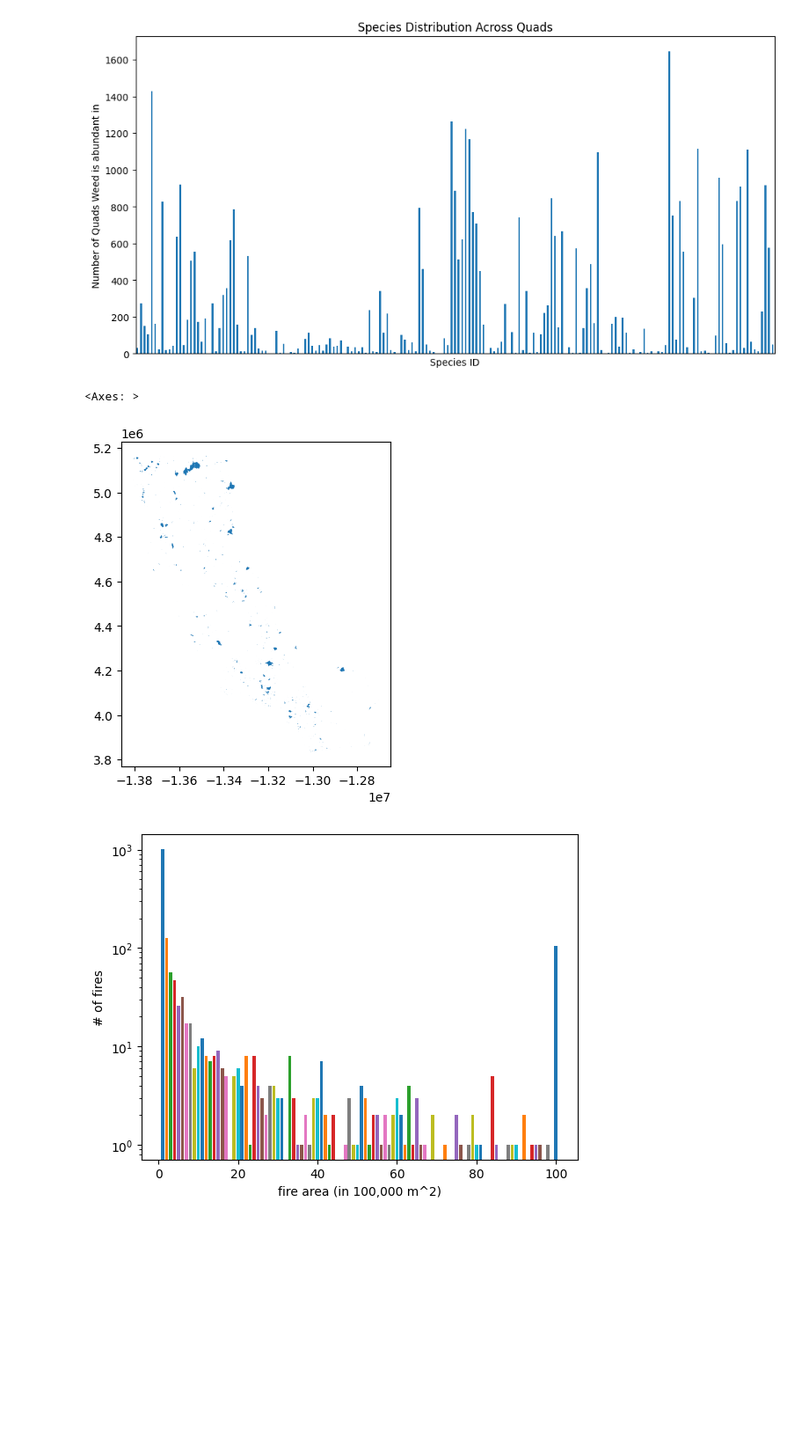
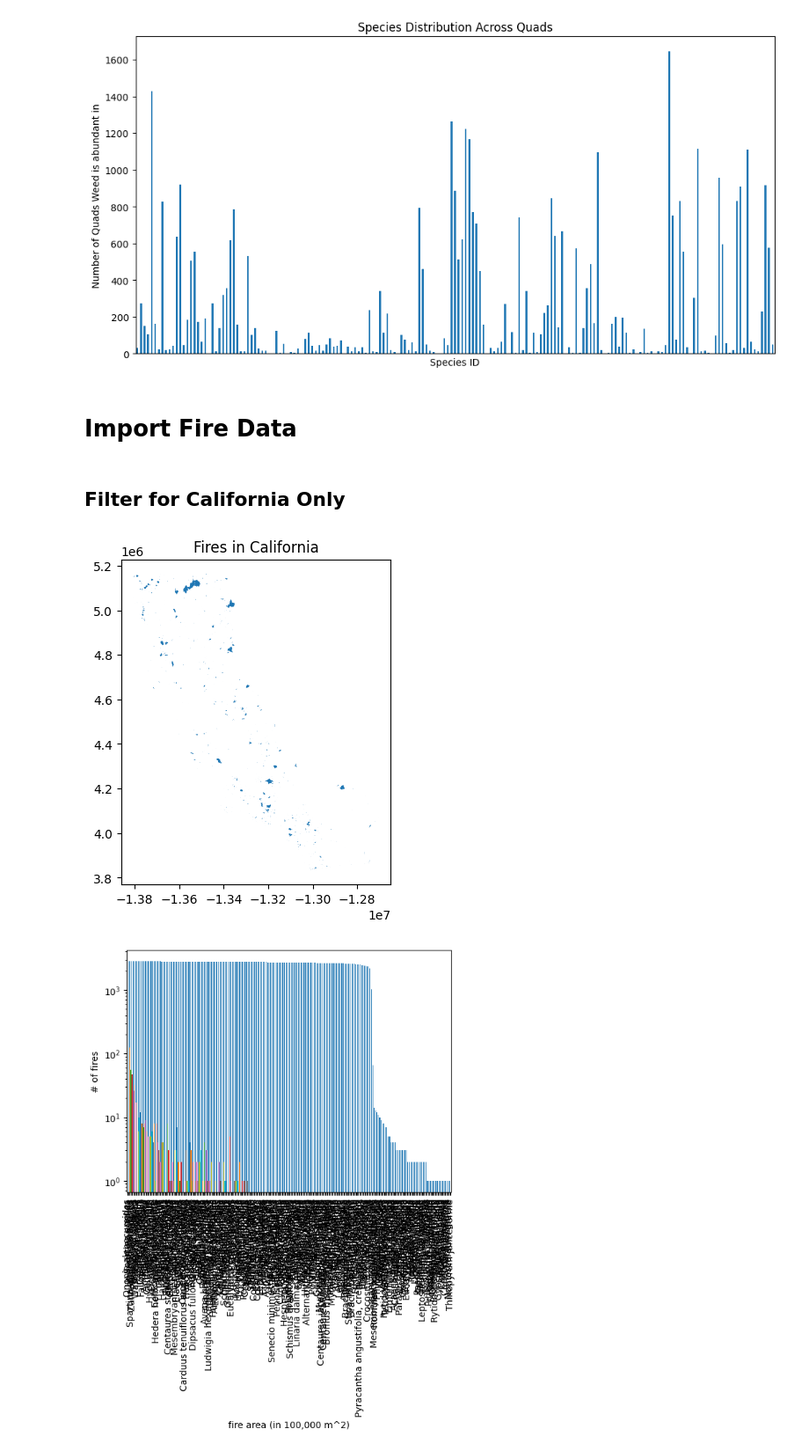
Before and after one commit to Ljosha/Fire_Plants, a Jupyter notebook: test_shapefile.ipynb, the cells around one changed output. Shown at 88% size. Cells and saved outputs as stored; diff of their text form; code cells hidden in the pictures; blank space fills up the shorter version.

```diff
--- a/test_shapefile.ipynb
+++ b/test_shapefile.ipynb
@@ -9,6 +13,6 @@ warnings.filterwarnings('ignore')
 # %%
-gdf = gpd.read_file("/quads3310-20131231.shp")
-
+# Read the Shp file
+gdf = gpd.read_file("quads3310-20131231.shp")
 print(gdf.head())
 # %% [output]
        ID  SPECIES_ID  QUAD_ID                  SPECIES          QUAD_NAME  \
@@ -31,8 +47,13 @@ print(gdf.head())
 # %%
-weeds = gdf[['ID', 'SPECIES_ID', 'QUAD_ID', 'ABUNDANCE',
+print("Columns in DS:\n", gdf.columns)
+first_row = gdf.iloc[0]
+print("First row\n", first_row)
+
+weeds = gdf[['ID', 'SPECIES', 'SPECIES_ID', 'QUAD_ID', 'ABUNDANCE',
        'SPREAD', 'DATE', 'geometry']]
 
 weeds = weeds[weeds['ABUNDANCE'] != 9] #Remove species which couldn't be properly identified
 
-print(f"Num Species: {len(list(set(weeds['SPECIES_ID'])))}, Num Reigons: {len(list(set(weeds['QUAD_ID'])))}")
+
+print(f"Num Species: {len(list(set(weeds['SPECIES_ID'])))}, Num Regions: {len(list(set(weeds['QUAD_ID'])))}")
 # %% [output]
@@ -52,36 +90,43 @@ plt.title("Species Distribution Across Quads")
 # %% [output]
 Text(0.5, 1.0, 'Species Distribution Across Quads')
 [figure]
+# %% [markdown]
+# Import Fire Data
 # %%
-california = gpd.read_file("/CA_State.shp")
+california = gpd.read_file("CA_State.shp")
 california = california.to_crs(epsg = 3857)
-fires = gpd.read_file("/Perimeters.shp")
+fires = gpd.read_file("Perimeters.shp")
 fires = fires[fires.is_valid]
 fires = fires.to_crs(epsg = 3857)
+# %% [markdown]
+## Filter for California Only
 # %%
-intersection = gpd.sjoin(fires, california, how='inner')
-
+intersection = gpd.sjoin(fires, california, how='inner') # keep only the fires that are in in california
 intersection.plot()
+plt.title("Fires in California")
+plt.show()
 # %% [output]
-<Axes: >
-[figure, old version]
+[figure, new version]
 # %%
-intersection["area"] = intersection.geometry.area
+intersection["area"] = intersection.geometry.area #computes the area of each geometry in the intersection GeoDataFrame and stores it in a new column called "area".
 
+weeds_by_name = weeds['SPECIES'].value_counts()
+weeds_by_name.plot(kind = 'bar')
 
 reigons = [i*(100000) for i in range(101)]
 
 
 for i in range(1, 101):
     plt.bar(i, len(intersection[intersection["area"]<=reigons[i]][intersection["area"]>reigons[i-1]]))
+
 plt.bar(i, len(intersection[intersection["area"]>reigons[-1]]))
 
 plt.xlabel("fire area (in 100,000 m^2)")
 plt.ylabel("# of fires")
 plt.yscale("log")
 plt.show()
 # %% [output]
-[figure, old version]
+[figure, new version]
 # %%
 #For each weed, if a fire was in a quad and the weed was in a quad, +1
 weeds_by_species = weeds[weeds["ABUNDANCE"] > 1].to_crs(intersection.crs)
```
Also changed, not shown: parts of 19 cells of this notebook.
